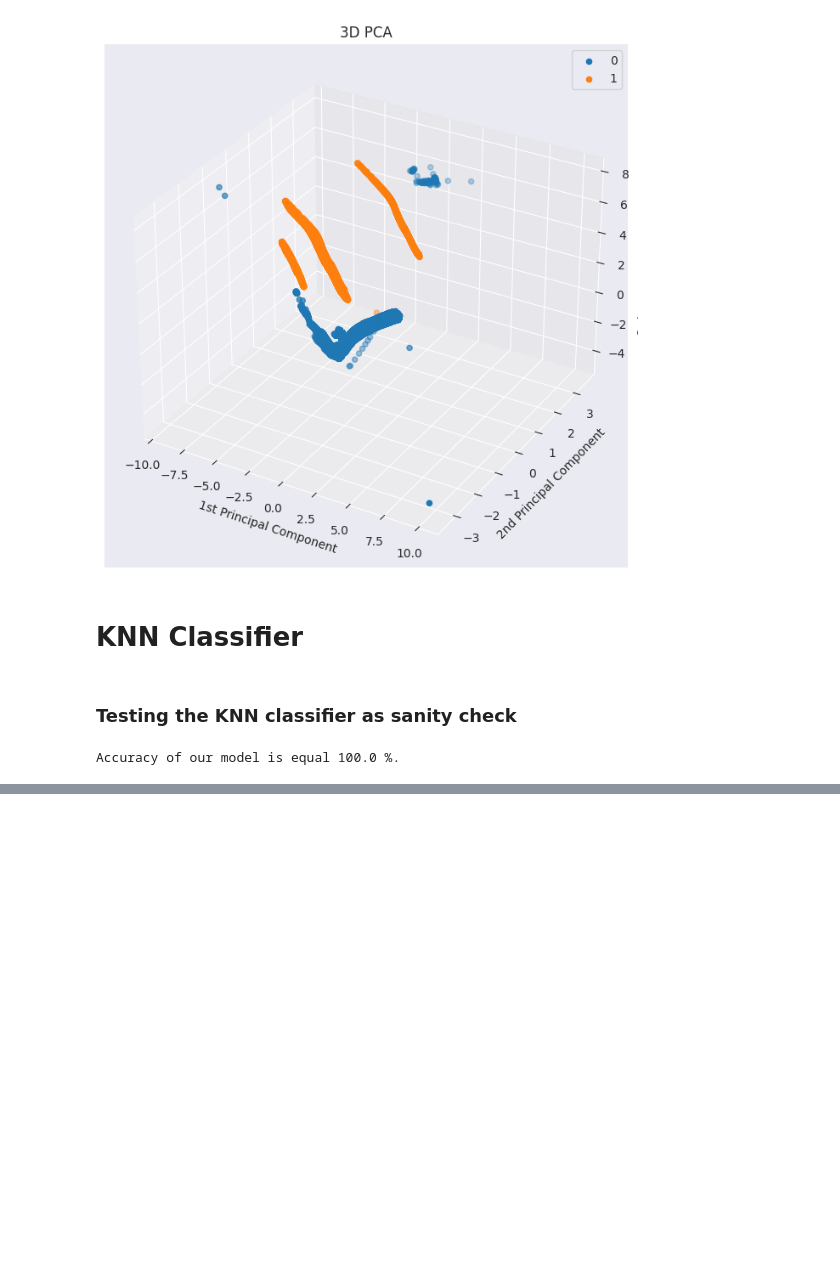
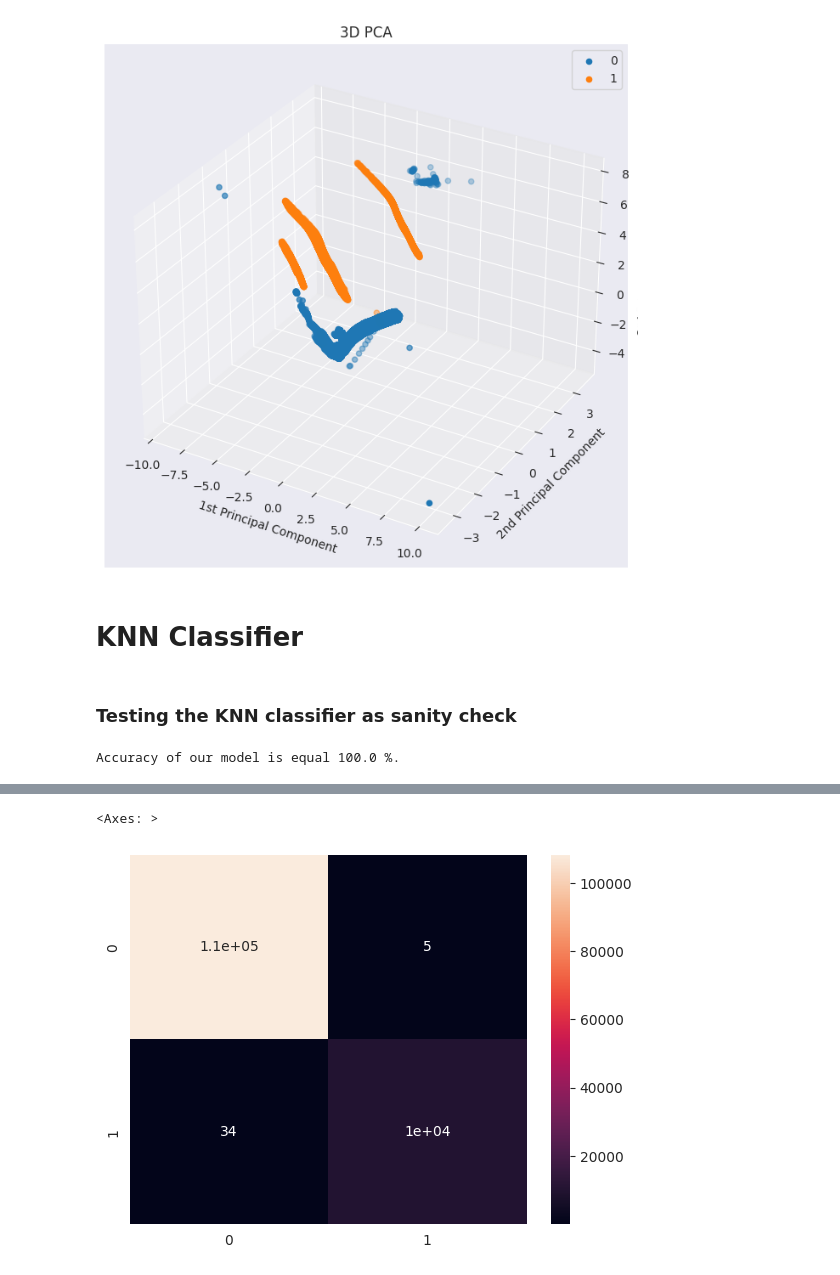
Before and after one commit to kathrinthenhausen/EnergySystems, a Jupyter notebook: Classification.ipynb, the cells around one changed output, grey strips where cells are left out. Cells and saved outputs as stored; diff of their text form; code cells hidden in the pictures; blank space fills up the shorter version.

```diff
--- a/Classification.ipynb
+++ b/Classification.ipynb
@@ -249,0 +367,10 @@ Accuracy of our model is equal 100.0 %.
+# %%
+# create the model (SVM with RBF kernel)
+from sklearn.svm import SVC
+from sklearn.metrics import accuracy_score
+
+# fit and test the model
+model = SVC(kernel='rbf', gamma=0.1, C=1.0, random_state=0)
+model.fit(X_train, y_train)
+y_pred = model.predict(X_test)
+accuracy_score(y_test, y_pred)
@@ -249,0 +392,11 @@ Accuracy of our model is equal 100.0 %.
+# %%
+# confusion matrix
+from sklearn.metrics import confusion_matrix
+cm = confusion_matrix(y_test, y_pred)
+
+# plot confusion matrix
+import seaborn as sns
+sns.heatmap(cm, annot=True)
+# %% [output]
+<Axes: >
+[figure, added]
```
Also changed, not shown: parts of 15 cells of this notebook.
